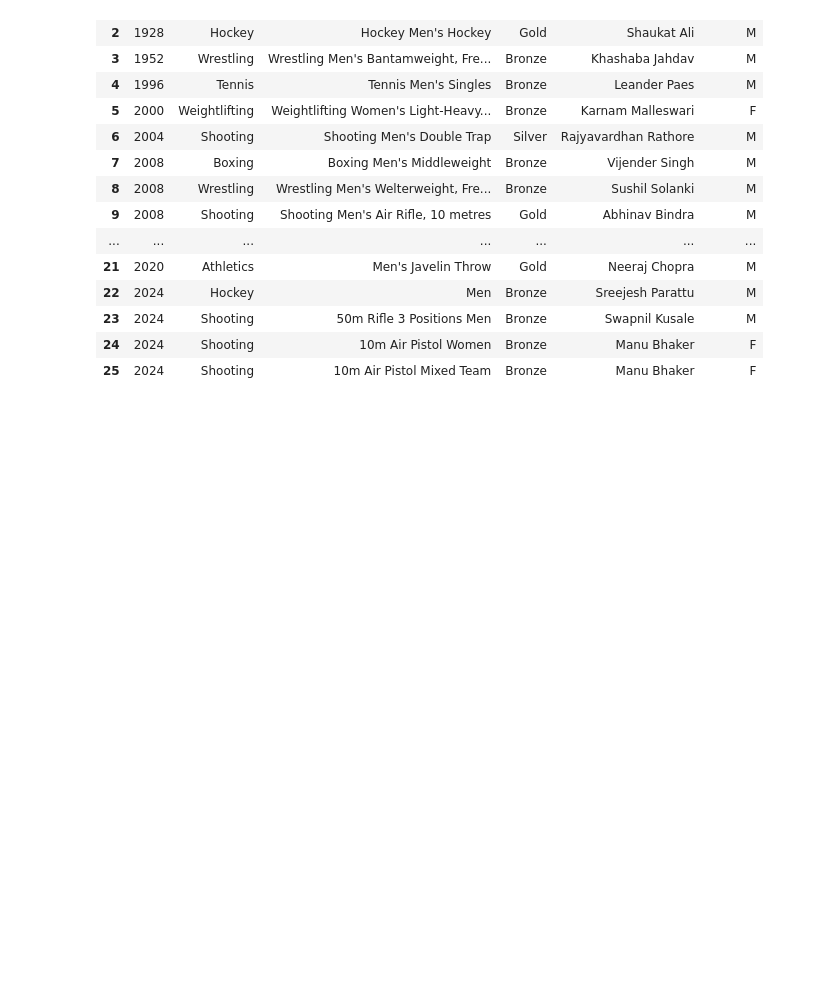
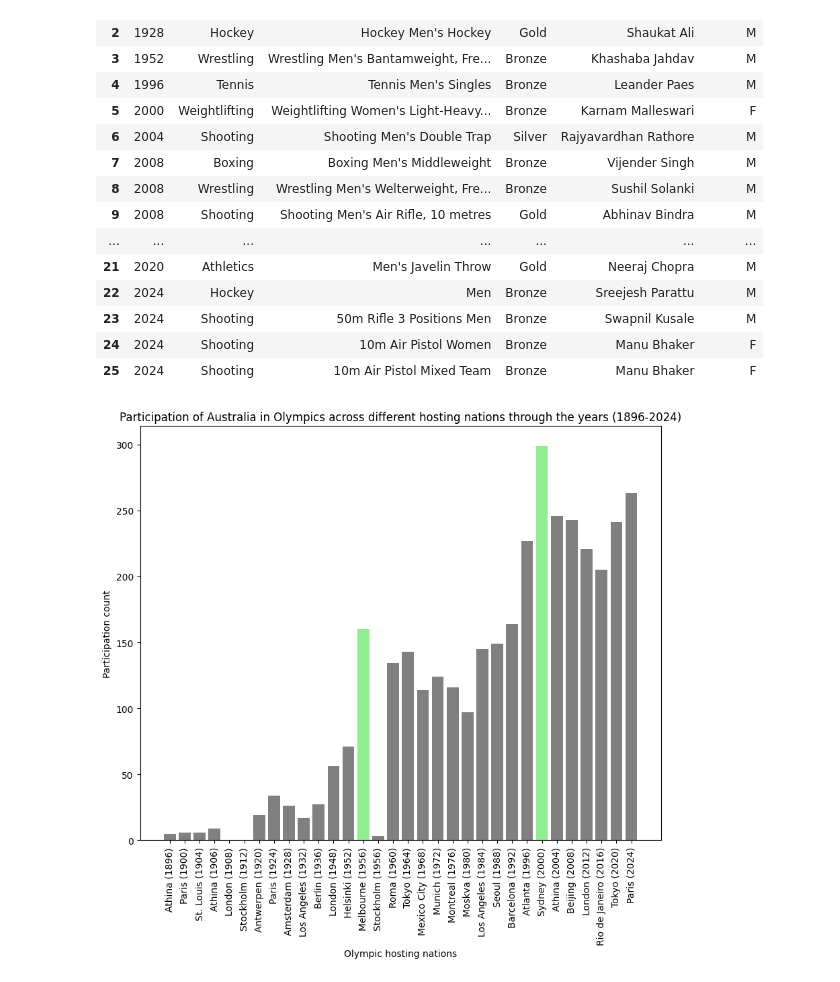
Before and after one commit to vidhi-kumar/olympic-insights, a Jupyter notebook: olympics-analysis.ipynb, the cells around one changed output. Cells and saved outputs as stored; diff of their text form; code cells hidden in the pictures; blank space fills up the shorter version.

Commit message:
country wise analysis added

```diff
--- a/olympics-analysis.ipynb
+++ b/olympics-analysis.ipynb
@@ -328,0 +334,31 @@ First Medal Winners of India in each event
+# %%
+all_years = pd.DataFrame(df['year'].unique(), columns=['year']).sort_values(by=['year'], ascending=True).reset_index(drop=True)
+all_hosting_nations = df.groupby(by=['year', 'hosting_nation']).size().reset_index()['hosting_nation']
+group_df = df[df['noc'] == 'AUS']
+group_host_df = group_df.groupby(by=['year', 'hosting_nation']).size().reset_index(name='participation_count')
+group_host_df = pd.merge(left=all_years, right=group_host_df, on='year', how='left')
+group_host_df = group_host_df.drop(columns=['hosting_nation'])
+group_host_df['hosting_nation'] = all_hosting_nations
+
+# now fill na values for counts with 0
+group_host_df['participation_count'] = group_host_df['participation_count'].fillna(value=0)
+
+# convert participation count to int
+group_host_df['participation_count'] = group_host_df['participation_count'].astype(int)
+
+# we need to add year to hosting_nation so that if a location is repeated, it wont have the total value
+group_host_df['host_year'] = group_host_df['hosting_nation'] + ' (' + group_host_df['year'].astype(str) + ')'
+group_host_df = group_host_df.drop(columns=['year', 'hosting_nation'])
+group_host_df = group_host_df.rename(columns={0: 'participation_count'})
+highlight_indices = group_host_df[group_host_df['host_year'].str.contains('Melbourne|Sydney', case=False)].index
+highlight_list = list(highlight_indices)
+colors = ['grey' if i not in highlight_list else 'lightgreen' for i in range(len(group_host_df))]
+figure, ax = plt.subplots(figsize=(10, 8))
+bars = plt.bar(x=group_host_df['host_year'], height=group_host_df['participation_count'], color=colors)
+plt.title("Participation of Australia in Olympics across different hosting nations through the years (1896-2024)")
+plt.xlabel("Olympic hosting nations")
+plt.ylabel("Participation count")
+plt.xticks(rotation=90)
+plt.show()
+# %% [output]
+[figure, added]
```
Also changed, not shown: parts of 14 cells of this notebook.
